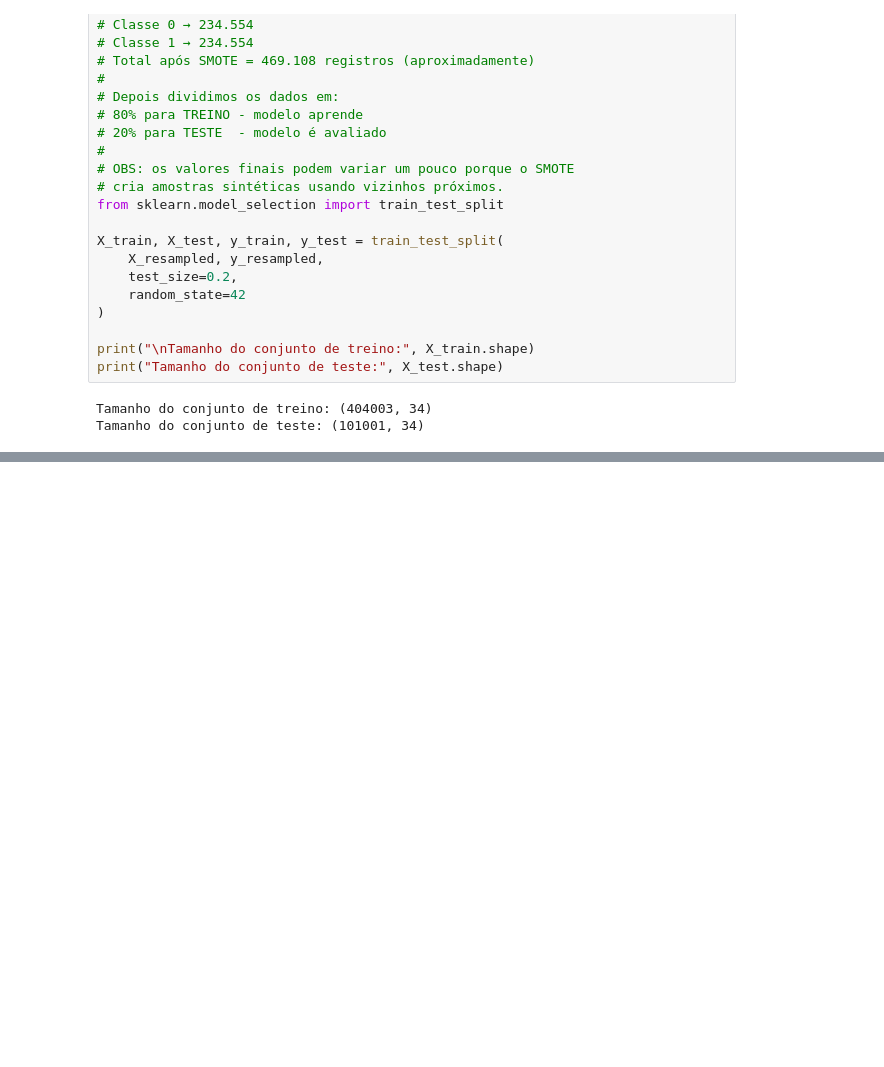
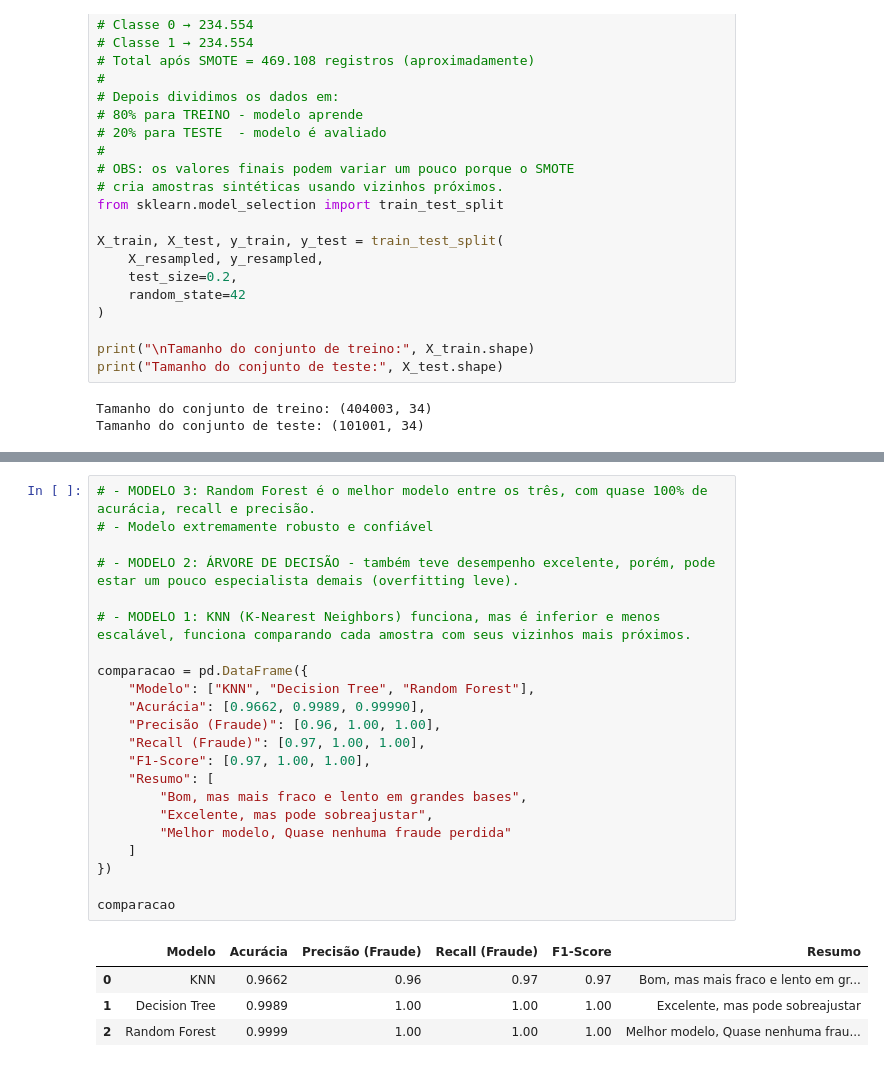
Before and after one commit to Aquiles-Moroni/fraude-cartao-credito, a Jupyter notebook: src/main.ipynb, the cells around one changed output, grey strips where cells are left out. Drawn from its saved outputs; the diff is of its cells as text; blank space fills up the shorter version.

```diff
--- a/src/main.ipynb
+++ b/src/main.ipynb
@@ -338,0 +483,27 @@ Tamanho do conjunto de teste: (101001, 34)
+# %%
+# - MODELO 3: Random Forest é o melhor modelo entre os três, com quase 100% de acurácia, recall e precisão.
+# - Modelo extremamente robusto e confiável
+
+# - MODELO 2: ÁRVORE DE DECISÃO - também teve desempenho excelente, porém, pode estar um pouco especialista demais (overfitting leve).
+
+# - MODELO 1: KNN (K-Nearest Neighbors) funciona, mas é inferior e menos escalável, funciona comparando cada amostra com seus vizinhos mais próximos.
+
+comparacao = pd.DataFrame({
+    "Modelo": ["KNN", "Decision Tree", "Random Forest"],
+    "Acurácia": [0.9662, 0.9989, 0.99990],
+    "Precisão (Fraude)": [0.96, 1.00, 1.00],
+    "Recall (Fraude)": [0.97, 1.00, 1.00],
+    "F1-Score": [0.97, 1.00, 1.00],
+    "Resumo": [
+        "Bom, mas mais fraco e lento em grandes bases",
+        "Excelente, mas pode sobreajustar",
+        "Melhor modelo, Quase nenhuma fraude perdida"
+    ]
+})
+
+comparacao
+# %% [output]
+|  | Modelo | Acurácia | Precisão (Fraude) | Recall (Fraude) | F1-Score | Resumo |
+| 0 | KNN | 0.9662 | 0.96 | 0.97 | 0.97 | Bom, mas mais fraco e lento em gr... |
+| 1 | Decision Tree | 0.9989 | 1.00 | 1.00 | 1.00 | Excelente, mas pode sobreajustar |
+| 2 | Random Forest | 0.9999 | 1.00 | 1.00 | 1.00 | Melhor modelo, Quase nenhuma frau... |
```
Also changed, not shown: parts of 4 cells of this notebook.
